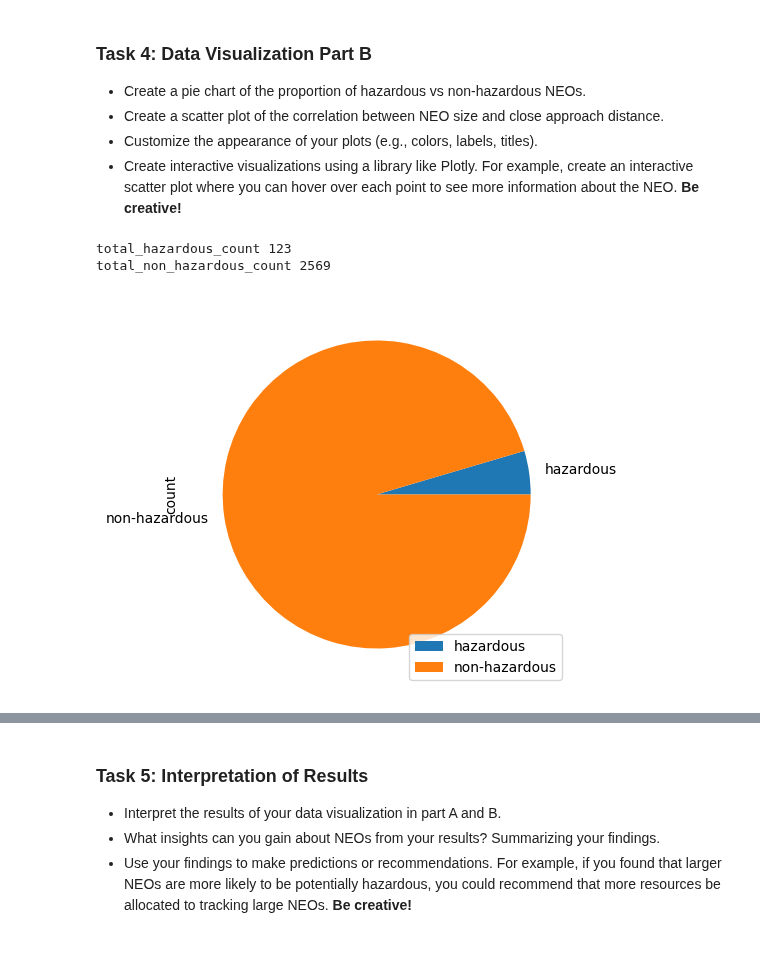
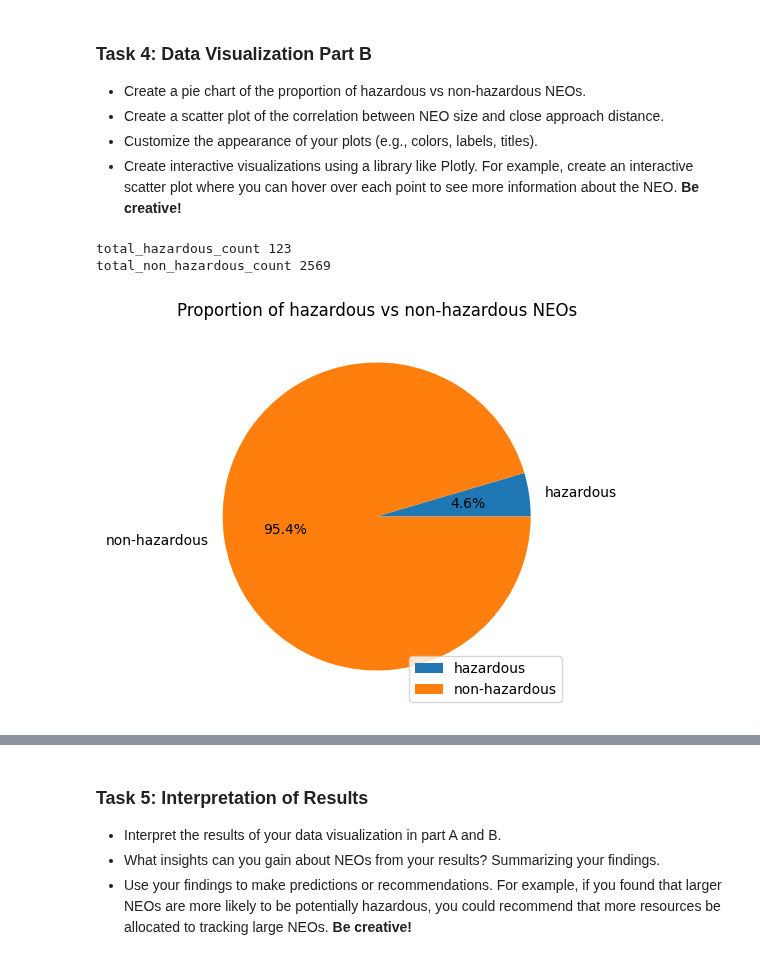
Before and after one commit to ngiorda4/NYC-Taxi-Analysis-and-Forecasting, a Jupyter notebook: 5_nasa_data_collection_and_visualization.ipynb, the cells around one changed output, grey strips where cells are left out. Cells and saved outputs as stored; diff of their text form; code cells hidden in the pictures.

```diff
--- a/5_nasa_data_collection_and_visualization.ipynb
+++ b/5_nasa_data_collection_and_visualization.ipynb
@@ -180,14 +180,18 @@ for val in range(int(num_days/7)): # convert to num of weeks
 
         # close approach work
         expanded_neo_df = pd.json_normalize(neo, record_path=entry_date)
-        expanded_approach_df = pd.json_normalize(neo[entry_date], 'close_approach_data', ['neo_reference_id', 'name', ['estimated_diameter', 'meters']])
+        expanded_approach_df = pd.json_normalize(neo[entry_date], 'close_approach_data', ['neo_reference_id', 'name', 'is_potentially_hazardous_asteroid', 'absolute_magnitude_h', ['estimated_diameter', 'meters']])
         # if tempval == False:
         #     tempval = True
+
+        # get other col data based on closest neo for the day
         min_val = expanded_approach_df['miss_distance.kilometers'].min() # string
         min_id = expanded_approach_df[expanded_approach_df['miss_distance.kilometers']==expanded_approach_df['miss_distance.kilometers'].min()]['neo_reference_id'] # pd series
         min_name = expanded_approach_df[expanded_approach_df['miss_distance.kilometers']==expanded_approach_df['miss_distance.kilometers'].min()]['name'] # pd series
-        neo_single_entry_list = min_id.tolist() + min_name.tolist()
-
+        min_hazardous = expanded_approach_df[expanded_approach_df['miss_distance.kilometers']==expanded_approach_df['miss_distance.kilometers'].min()]['is_potentially_hazardous_asteroid'] # pd series
+        min_magnitude = expanded_approach_df[expanded_approach_df['miss_distance.kilometers']==expanded_approach_df['miss_distance.kilometers'].min()]['absolute_magnitude_h'] # pd series
+        # combine into list for conversion into df
+        neo_single_entry_list = min_id.tolist() + min_name.tolist() + min_hazardous.tolist() + min_magnitude.tolist()
         neo_single_entry_list.append(min_val)
         neo_single_entry_list.insert(0, entry_date)
         neo_entry_list.append(neo_single_entry_list)
@@ -213,7 +217,10 @@ for val in range(int(num_days/7)): # convert to num of weeks
 # note that initially the start and end of the week-long data is duplicated and one needs to be dropped
 print(len(neo_entry_list))
 
-neo_df = pd.DataFrame(neo_entry_list, columns=['date', 'neo id', 'neo name', 'dist'])
+neo_df = pd.DataFrame(neo_entry_list, columns=['date', 'neo id', 'neo name', 'hazardous', 'abs magnitude', 'dist'])
+# neo_df['date'] = neo_df['date'].astype(str) # convert to string, since object type won't work
+# neo_df['neo name'] = neo_df['neo name'].astype(str) # convert to string, since object type won't work
+neo_df['dist'] = neo_df['dist'].astype(float) # convert to float, since object type won't work
 print("Pre-drop count:", len(neo_df))
 neo_df = neo_df.drop_duplicates()
 print("Post-drop count:", len(neo_df))
@@ -221,6 +228,7 @@ neo_df = neo_df.reset_index(drop=True)
 neo_df = neo_df.set_index('date') # set index to date
 neo_df.index.name = None # remove date label
 print(neo_df)
+# print(neo_df.dtypes)
 
 dangerous_df = pd.DataFrame(dangerous_list, columns=['date', 'proportion'])
 print("Pre-drop count:", len(dangerous_df))
@@ -230,6 +238,7 @@ dangerous_df = dangerous_df.reset_index(drop=True)
 dangerous_df = dangerous_df.set_index('date') # set index to date
 dangerous_df.index.name = None # remove date label
 print(dangerous_df)
+# print(dangerous_df.dtypes)
 
 display(neo_df.to_string())
 display(dangerous_df.to_string())
@@ -366,12 +375,12 @@ print(json.dumps(result, indent=4))
 # %%
 # Write your code
 print("total_hazardous_count", total_hazardous_count)
 print("total_non_hazardous_count", total_non_hazardous_count)
 hazardous_df = pd.DataFrame({'count': [total_hazardous_count, total_non_hazardous_count]}, index=['hazardous', 'non-hazardous'])
-hazardous_plot = hazardous_df.plot.pie(y='count', figsize=(5,5))
+hazardous_plot = hazardous_df.plot.pie(y='count', ylabel='', figsize=(5,5), autopct='%1.1f%%', title="Proportion of hazardous vs non-hazardous NEOs")
 # %% [output]
 total_hazardous_count 123
 total_non_hazardous_count 2569
-[figure, old version]
+[figure, new version]
 # %%
 import matplotlib.pyplot as plt
```
Also changed, not shown: parts of 2 cells of this notebook.
